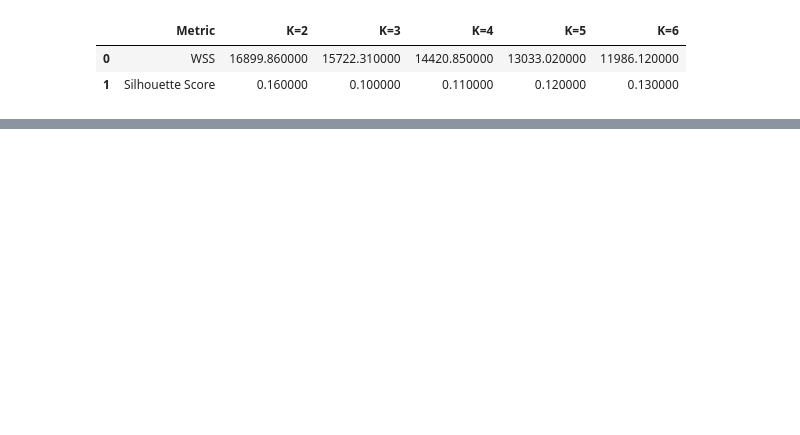
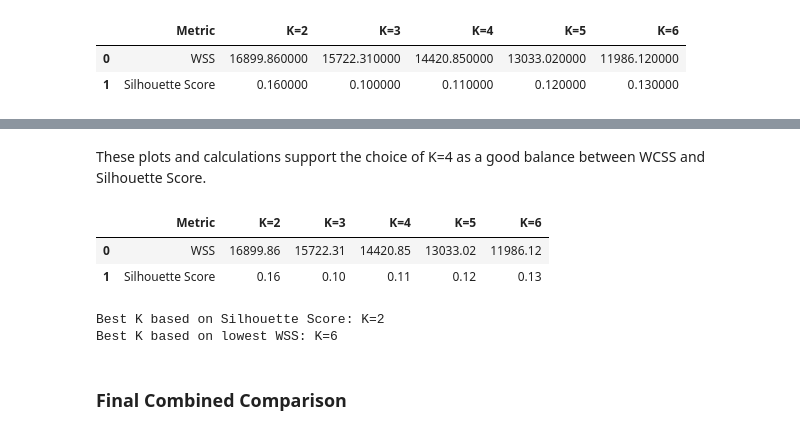
Before and after one commit to alanoudalsanad/Mining-project, a Jupyter notebook: Phase3Noura.ipynb, the cells around one changed output, grey strips where cells are left out. Cells and saved outputs as stored; diff of their text form; code cells hidden in the pictures; blank space fills up the shorter version.

```diff
--- a/Phase3Noura.ipynb
+++ b/Phase3Noura.ipynb
@@ -1301,0 +1445,28 @@ clustering_results_df.style.set_properties(**{'text-align': 'center'})
+# %% [markdown]
+ These plots and calculations support the choice of K=4 as a good balance between WCSS and Silhouette Score.
+# %%
+# Show Silhouette Score and WSS used in the analysis
+clustering_results_df
+# %% [output]
+|  | Metric | K=2 | K=3 | K=4 | K=5 | K=6 |
+| 0 | WSS | 16899.86 | 15722.31 | 14420.85 | 13033.02 | 11986.12 |
+| 1 | Silhouette Score | 0.16 | 0.10 | 0.11 | 0.12 | 0.13 |
+# %%
+# Find K with highest Silhouette Score
+sil_row = clustering_results_df[clustering_results_df['Metric'] == "Silhouette Score"].iloc[0]
+sil_values = sil_row.drop('Metric').astype(float)
+best_k_sil = sil_values.idxmax()
+
+print("Best K based on Silhouette Score:", best_k_sil)
+
+# Find K with lowest WSS
+wss_row = clustering_results_df[clustering_results_df['Metric'] == "WSS"].iloc[0]
+wss_values = wss_row.drop('Metric').astype(float)
+best_k_wss = wss_values.idxmin()
+
+print("Best K based on lowest WSS:", best_k_wss)
+# %% [output]
+Best K based on Silhouette Score: K=2
+Best K based on lowest WSS: K=6
+# %% [markdown]
+### Final Combined Comparison
```
Also changed, not shown: parts of 24 cells of this notebook.
